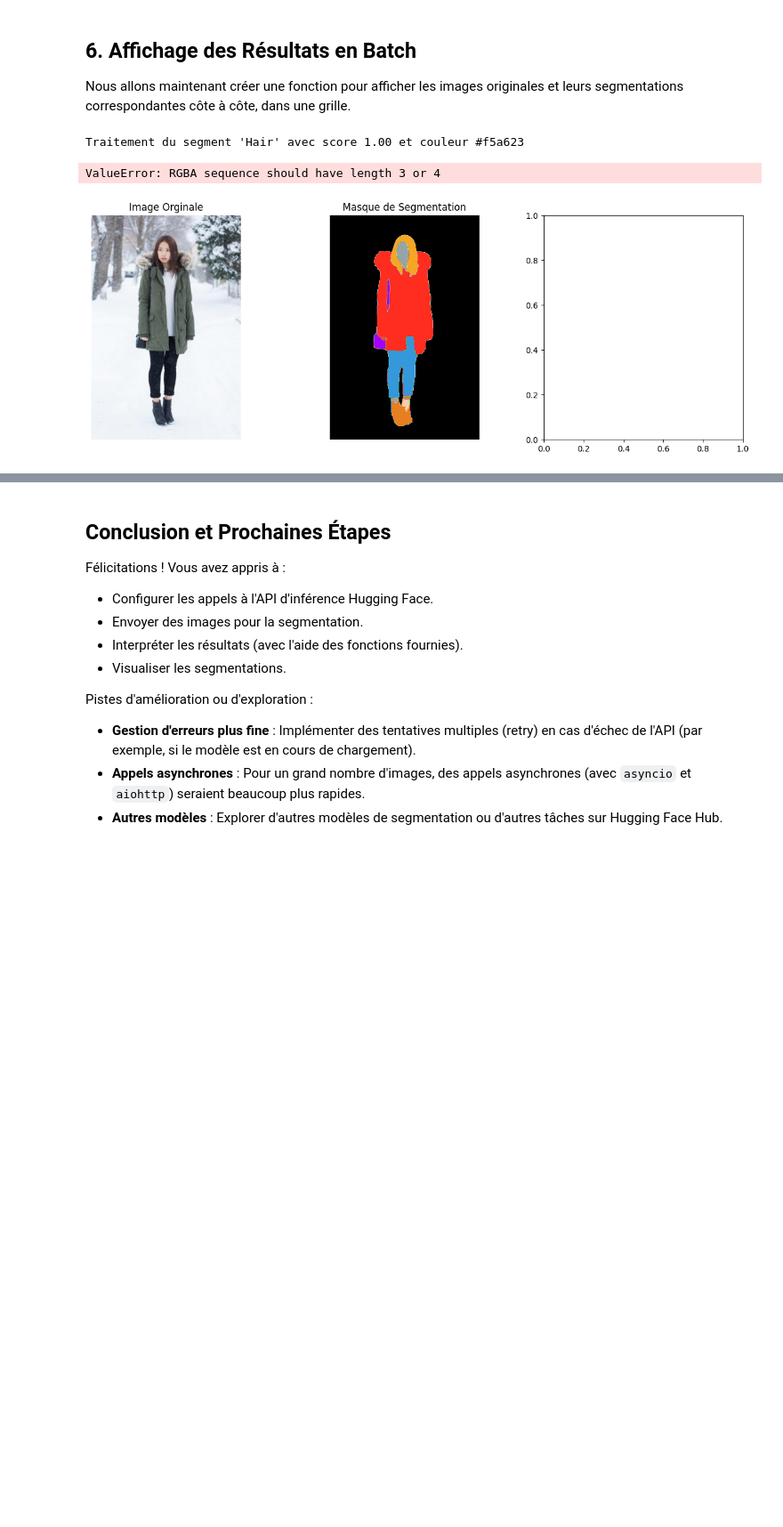
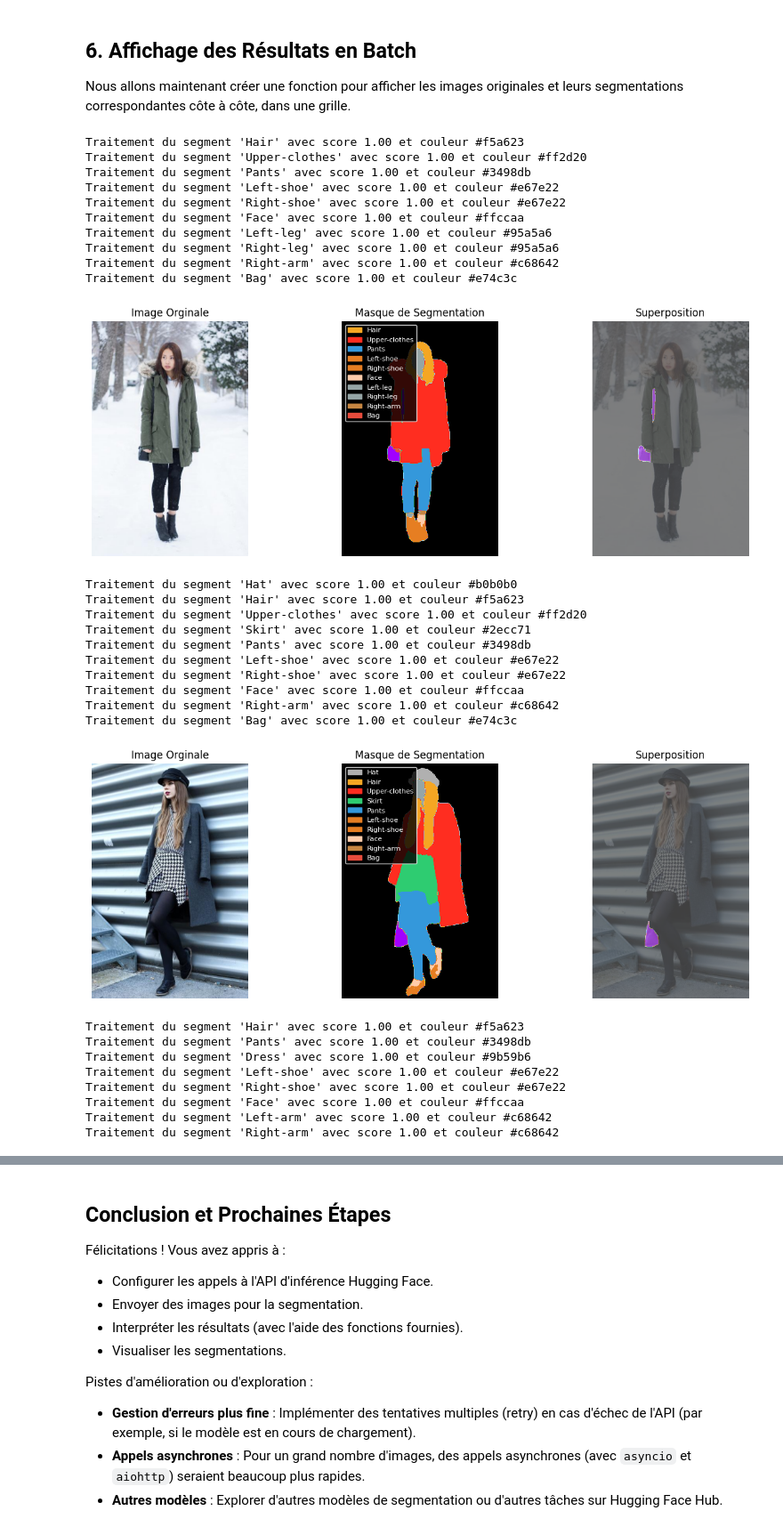
Before and after one commit to aurelienlozes/Exercice---Requetez-des-services-IA, a Jupyter notebook: huggingface_api_cloth_seg.ipynb, the cells around one changed output, grey strips where cells are left out. Shown at 89% size. Saved outputs shown, nothing was run; the diff lists cells and outputs as text; code cells hidden in the pictures; blank space fills up the shorter version.

Commit message:
Affichage legend pour chaque résultat

```diff
--- a/huggingface_api_cloth_seg.ipynb
+++ b/huggingface_api_cloth_seg.ipynb
@@ -470,7 +470,7 @@ def display_segmented_images_batch(original_image_paths, segmentation_masks, seg
             overlay = np.zeros((hauteur, largeur, 4), dtype=float)
 
             #Traitement de chaque vêtement détecté
-            for segment in segmentation_results[0]:  # On prend le premier résultat de segmentation pour l'image
+            for segment in results:  # On prend le premier résultat de segmentation pour l'image
                 label = segment['label']
                 score = segment["score"]
 
@@ -486,7 +486,7 @@ def display_segmented_images_batch(original_image_paths, segmentation_masks, seg
                 couleur = LEGEND_COLORS.get(label, (1, 1, 1))  # Blanc par défaut si label inconnu
                 print(f"Traitement du segment '{label}' avec score {score:.2f} et couleur {couleur}")
 
-                overlay[:, :, 3] = np.clip(overlay[:, :, 3] + mask_array * 0.6, 0, 1)
+                #overlay[:, :, 3] = np.clip(overlay[:, :, 3] + mask_array * 0.6, 0, 1)
 
                 # Légende
                 patch = mpatches.Patch(
@@ -500,32 +500,59 @@ def display_segmented_images_batch(original_image_paths, segmentation_masks, seg
                 handles=patches_legende,
                 loc="upper left",
                 bbox_to_anchor=(0.0, 1.0),
                 fontsize=8,
                 frameon=True,
                 facecolor="black",
                 edgecolor="white",
                 labelcolor="white",
             )
 
             # superposition
             axes[2].set_title("Superposition")
             axes[2].imshow(original_image, alpha=0.5)
             axes[2].imshow(mask, alpha=0.5, cmap=SEGMENT_CMAP)
             axes[2].axis('off')
 
             plt.show()
 
         else:
             print(f"Aucun masque disponible pour {img_path}.")
 
 
 # Afficher les résultats du batch
 image_paths = [os.path.join(image_dir, img_name) for img_name in image_names]
 if batch_seg_results:
     display_segmented_images_batch(image_paths, batch_seg_masks, batch_seg_results)
 else:
     print("Aucun résultat de segmentation à afficher.")
 # %% [output]
 Traitement du segment 'Hair' avec score 1.00 et couleur #f5a623
+Traitement du segment 'Upper-clothes' avec score 1.00 et couleur #ff2d20
+Traitement du segment 'Pants' avec score 1.00 et couleur #3498db
+Traitement du segment 'Left-shoe' avec score 1.00 et couleur #e67e22
+Traitement du segment 'Right-shoe' avec score 1.00 et couleur #e67e22
+Traitement du segment 'Face' avec score 1.00 et couleur #ffccaa
+Traitement du segment 'Left-leg' avec score 1.00 et couleur #95a5a6
+Traitement du segment 'Right-leg' avec score 1.00 et couleur #95a5a6
+Traitement du segment 'Right-arm' avec score 1.00 et couleur #c68642
+Traitement du segment 'Bag' avec score 1.00 et couleur #e74c3c
+[figure, new version]
-ValueError: RGBA sequence should have length 3 or 4
+Traitement du segment 'Hat' avec score 1.00 et couleur #b0b0b0
+Traitement du segment 'Hair' avec score 1.00 et couleur #f5a623
+Traitement du segment 'Upper-clothes' avec score 1.00 et couleur #ff2d20
+Traitement du segment 'Skirt' avec score 1.00 et couleur #2ecc71
+Traitement du segment 'Pants' avec score 1.00 et couleur #3498db
+Traitement du segment 'Left-shoe' avec score 1.00 et couleur #e67e22
+Traitement du segment 'Right-shoe' avec score 1.00 et couleur #e67e22
+Traitement du segment 'Face' avec score 1.00 et couleur #ffccaa
+Traitement du segment 'Right-arm' avec score 1.00 et couleur #c68642
+Traitement du segment 'Bag' avec score 1.00 et couleur #e74c3c
-[figure, old version]
+[figure, added]
+Traitement du segment 'Hair' avec score 1.00 et couleur #f5a623
+Traitement du segment 'Pants' avec score 1.00 et couleur #3498db
+Traitement du segment 'Dress' avec score 1.00 et couleur #9b59b6
+Traitement du segment 'Left-shoe' avec score 1.00 et couleur #e67e22
+Traitement du segment 'Right-shoe' avec score 1.00 et couleur #e67e22
+Traitement du segment 'Face' avec score 1.00 et couleur #ffccaa
+Traitement du segment 'Left-arm' avec score 1.00 et couleur #c68642
+Traitement du segment 'Right-arm' avec score 1.00 et couleur #c68642
```
Also changed, not shown: parts of 1 cell of this notebook.
